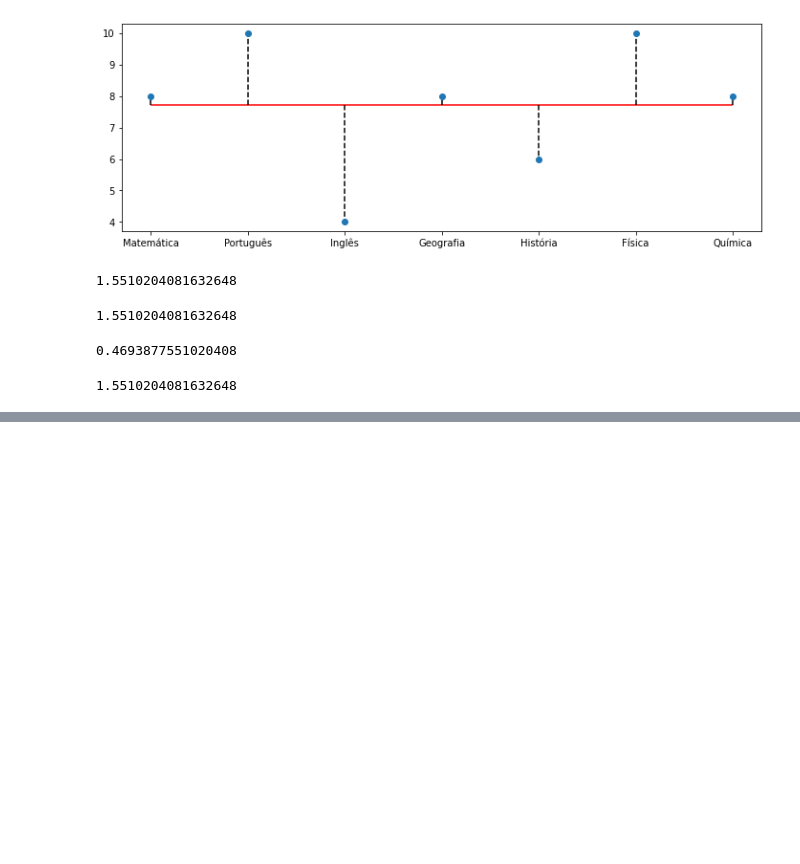
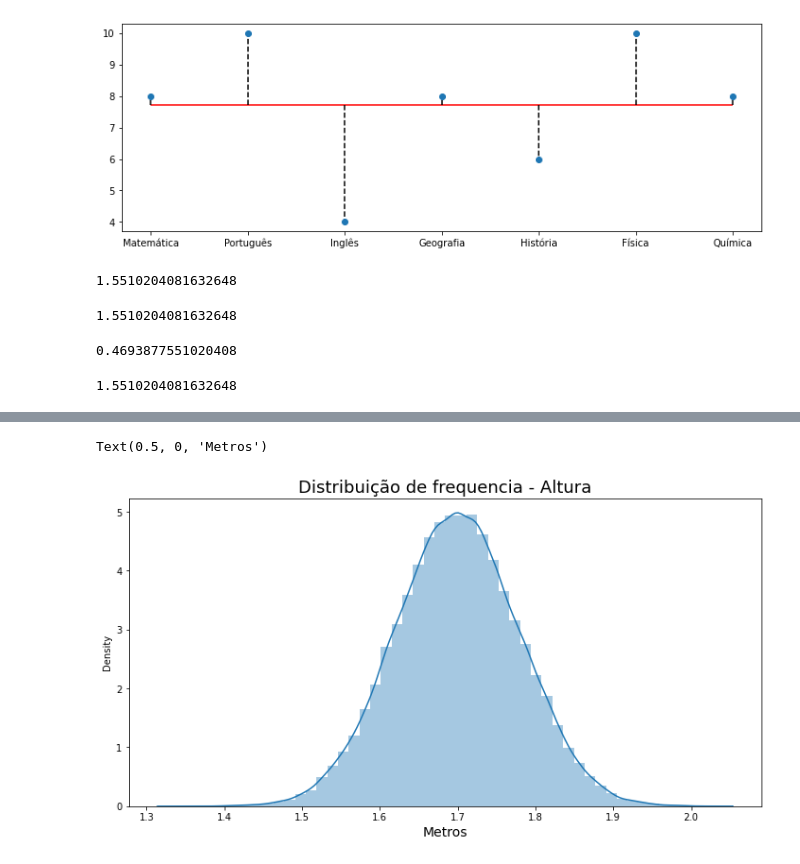
Before and after one commit to andrade-lcs/Data_Science_alura, a Jupyter notebook: alura_estatistica_básica.ipynb, the cells around one changed output, grey strips where cells are left out. Drawn from its saved outputs; the diff is of its cells as text; code cells hidden in the pictures; blank space fills up the shorter version.

```diff
--- a/alura_estatistica_básica.ipynb
+++ b/alura_estatistica_básica.ipynb
@@ -871,0 +1058,8 @@ df['Fulano'].mad()
+# %%
+ax = sns.distplot(dados['Altura'])
+ax.figure.set_size_inches(12,6)
+ax.set_title('Distribuição de frequencia - Altura', fontsize=18)
+ax.set_xlabel('Metros', fontsize=14)
+# %% [output]
+Text(0.5, 0, 'Metros')
+[figure, added]
```
Also changed, not shown: parts of 51 cells of this notebook.
